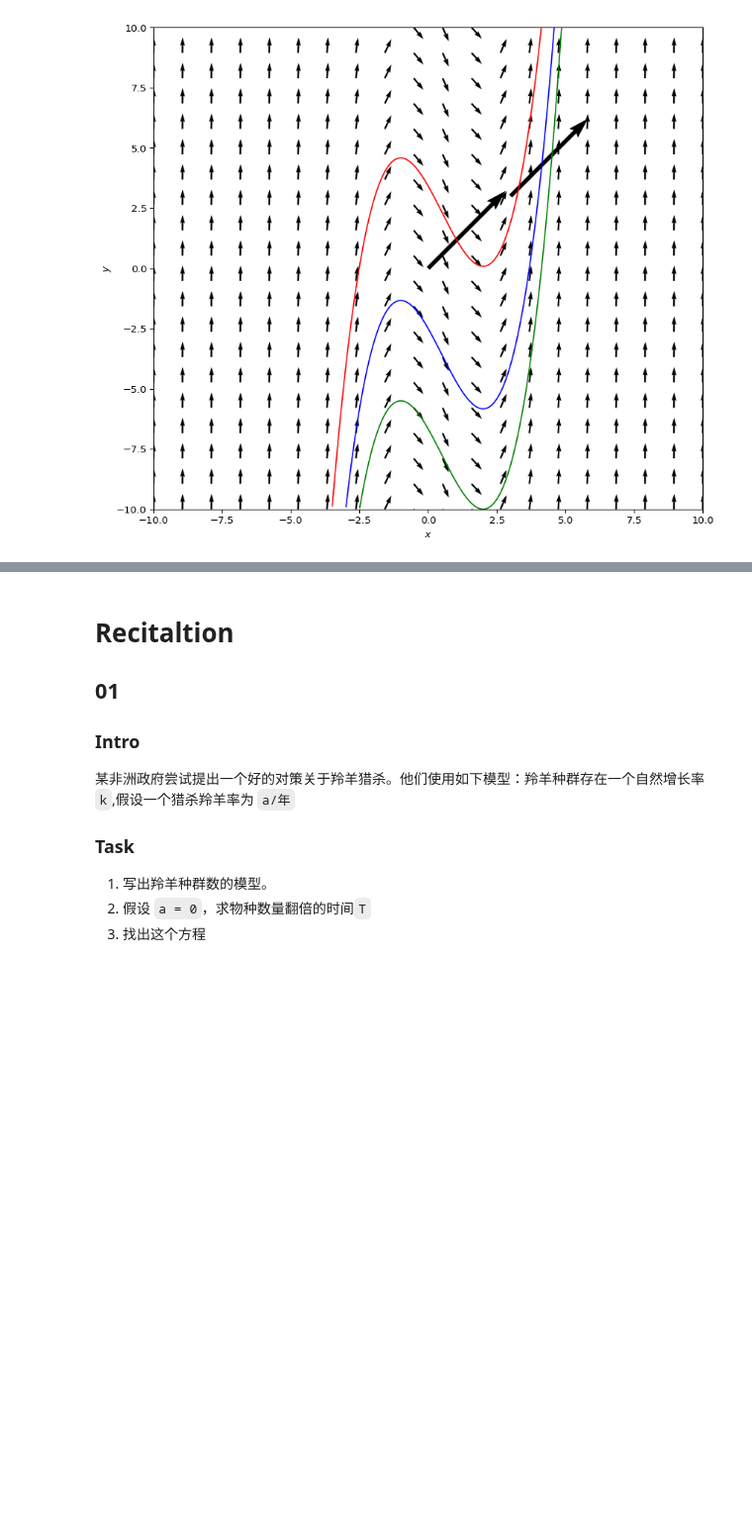
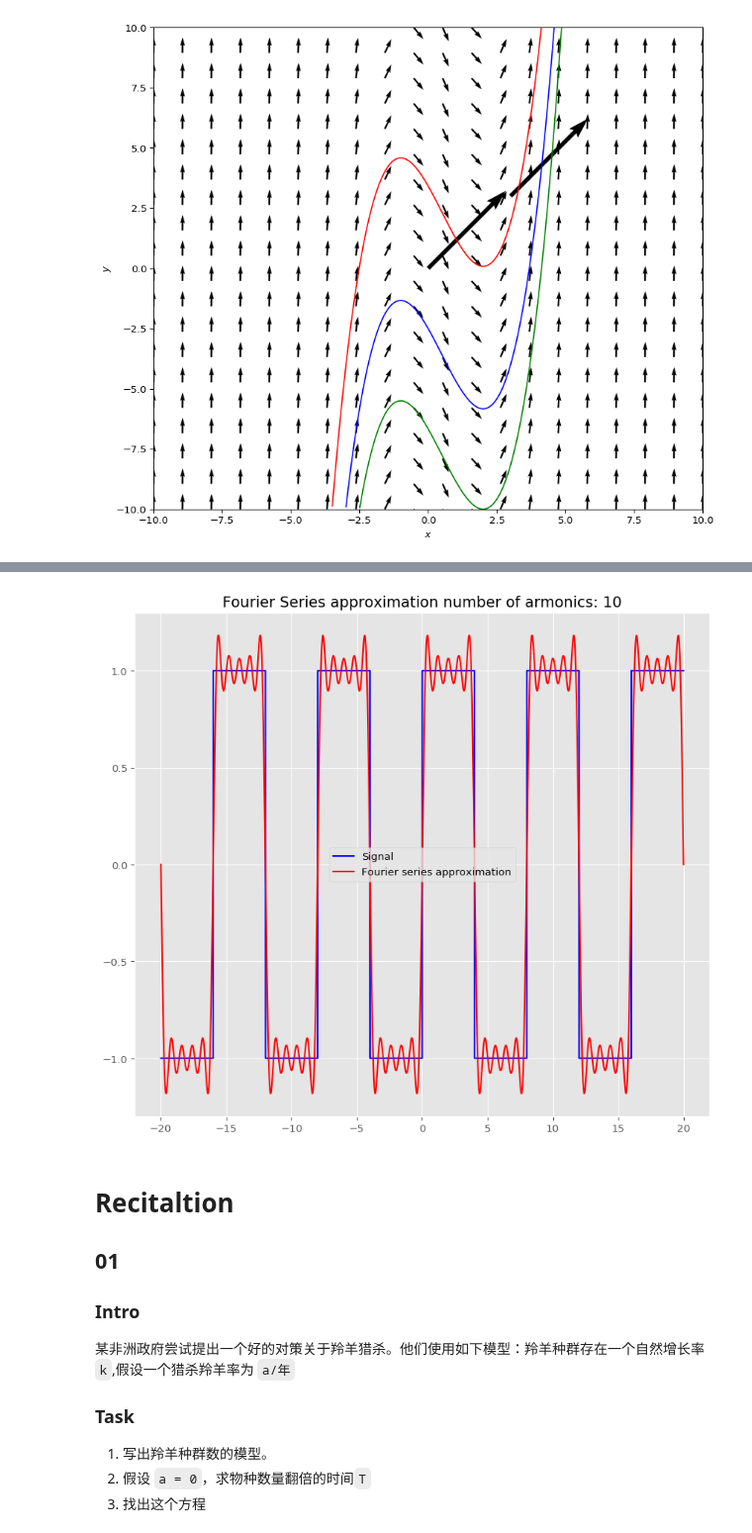
Before and after one commit to GitNiko/linearC, a Jupyter notebook: differential_equation.ipynb, the cells around one changed output, grey strips where cells are left out. Shown at 99% size. Cells and saved outputs as stored; diff of their text form; code cells hidden in the pictures; blank space fills up the shorter version.

```diff
--- a/differential_equation.ipynb
+++ b/differential_equation.ipynb
@@ -245,3 +283,84 @@ plt.show()
+# %%
+## import numpy as np
+import matplotlib.pyplot as plt
+
+plt.style.use("ggplot")
+plt.figure(figsize=(10, 9), dpi= 96)
+
+
+# Setup
+x_ = np.linspace(-20,20,10000)
+
+T = 8
+armonics = 10
+
+def squareWave(x):
+    global T
+    lowerBoundLeft = (-T/2)
+    lowerBoundRight = 0
+    upperBoundLeft = 0
+    upperBoundRight = (T/2)
+    one = 1
+    negativeOne = -1
+
+    while True:
+        if (x >= lowerBoundLeft) and (x <= lowerBoundRight):
+            return negativeOne
+        elif (x >= upperBoundLeft) and (x <= upperBoundRight):
+            return one
+        else:
+            lowerBoundLeft -= T/2
+            lowerBoundRight -= T/2
+            upperBoundLeft += T/2
+            upperBoundRight += T/2
+            if one == 1:
+                one = -1
+                negativeOne = 1
+            else:
+                one = 1
+                negativeOne = -1
+
+# Bn coefficients
+def bn(n):
+    n = int(n)
+    if (n%2 != 0):
+        return 4/(np.pi*n)
+    else:
+        return 0
+
+# Wn
+def wn(n):
+    global T
+    wn = (2*np.pi*n)/T
+    return wn
+
+# Fourier Series function
+def fourierSeries(n_max,x):
+    a0 = 0
+    partialSums = a0
+    for n in range(1,n_max):
+        try:
+            partialSums = partialSums + bn(n)*np.sin(wn(n)*x)
+        except:
+            print("pass")
+            pass
+    return partialSums
+
+
+y = []
+f = []
+for i in x_:
+    y.append(squareWave(i))
+    f.append(fourierSeries(armonics,i))
+
+
+plt.plot(x_,y,color="blue",label="Signal")
+plt.plot(x_,f,color="red",label="Fourier series approximation")
+plt.title("Fourier Series approximation number of armonics: "+str(armonics))
+plt.legend()
+plt.show()
+# %% [output]
+[figure, added]
 # %% [markdown]
 # Recitaltion
 ## 01
```
Also changed, not shown: parts of 1 cell of this notebook.
